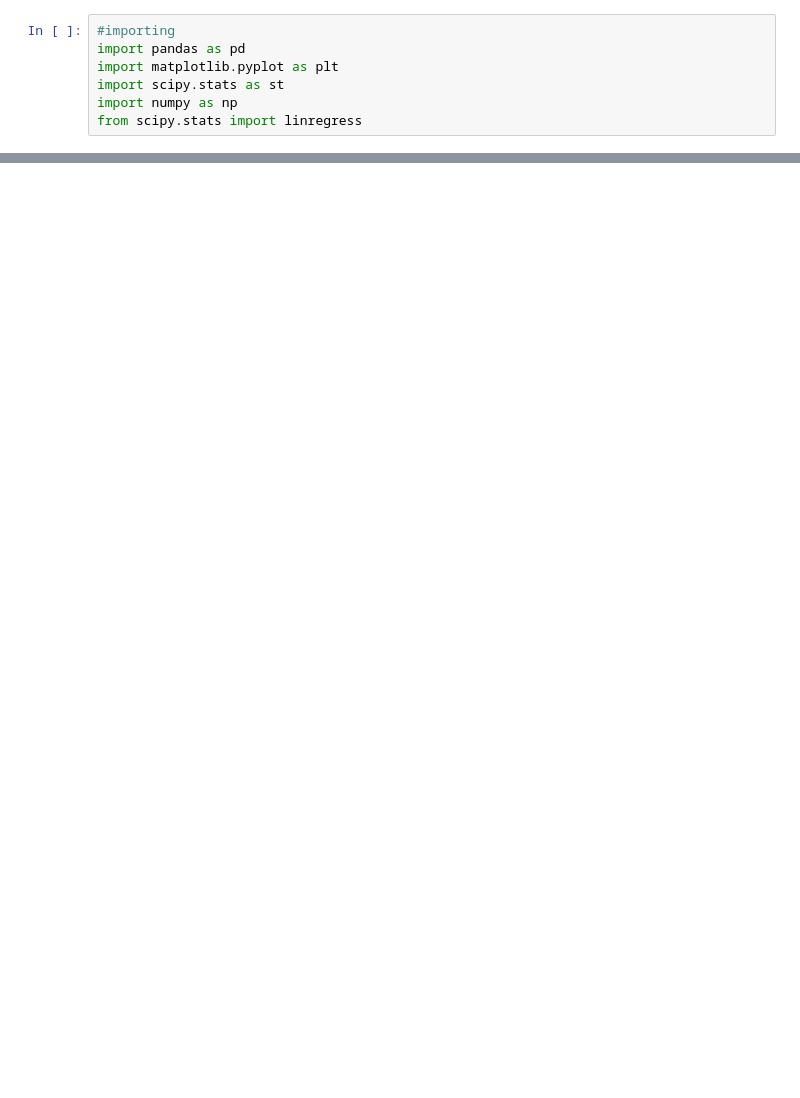
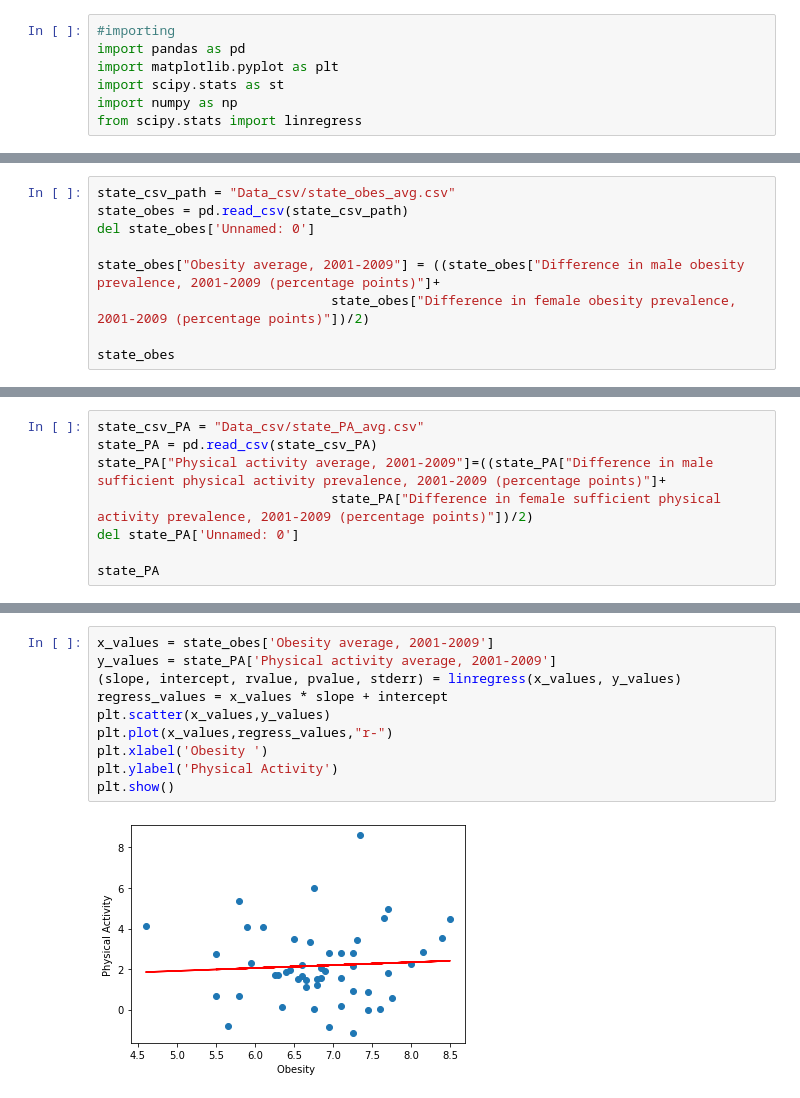
Before and after one commit to Mvillarreal88/State-of-Survival, a Jupyter notebook: Sandbox/Matthew/Linear Regression.ipynb, the cells around one changed output, grey strips where cells are left out. Saved outputs shown, nothing was run; the diff lists cells and outputs as text; blank space fills up the shorter version.

Commit message:
added linear regression map

```diff
--- a/Sandbox/Matthew/Linear Regression.ipynb
+++ b/Sandbox/Matthew/Linear Regression.ipynb
@@ -39,0 +8,9 @@ initial_data.head()
+# %%
+state_csv_path = "Data_csv/state_obes_avg.csv"
+state_obes = pd.read_csv(state_csv_path)
+del state_obes['Unnamed: 0']
+
+state_obes["Obesity average, 2001-2009"] = ((state_obes["Difference in male obesity prevalence, 2001-2009 (percentage points)"]+
+                              state_obes["Difference in female obesity prevalence, 2001-2009 (percentage points)"])/2)
+
+state_obes
@@ -39,0 +35,8 @@ initial_data.head()
+# %%
+state_csv_PA = "Data_csv/state_PA_avg.csv"
+state_PA = pd.read_csv(state_csv_PA)
+state_PA["Physical activity average, 2001-2009"]=((state_PA["Difference in male sufficient physical activity prevalence, 2001-2009 (percentage points)"]+
+                              state_PA["Difference in female sufficient physical activity prevalence, 2001-2009 (percentage points)"])/2)
+del state_PA['Unnamed: 0']
+
+state_PA
@@ -39,0 +61,12 @@ initial_data.head()
+# %%
+x_values = state_obes['Obesity average, 2001-2009']
+y_values = state_PA['Physical activity average, 2001-2009']
+(slope, intercept, rvalue, pvalue, stderr) = linregress(x_values, y_values)
+regress_values = x_values * slope + intercept
+plt.scatter(x_values,y_values)
+plt.plot(x_values,regress_values,"r-")
+plt.xlabel('Obesity ')
+plt.ylabel('Physical Activity')
+plt.show()
+# %% [output]
+[figure, added]
```
Also changed, not shown: parts of 6 cells of this notebook.
